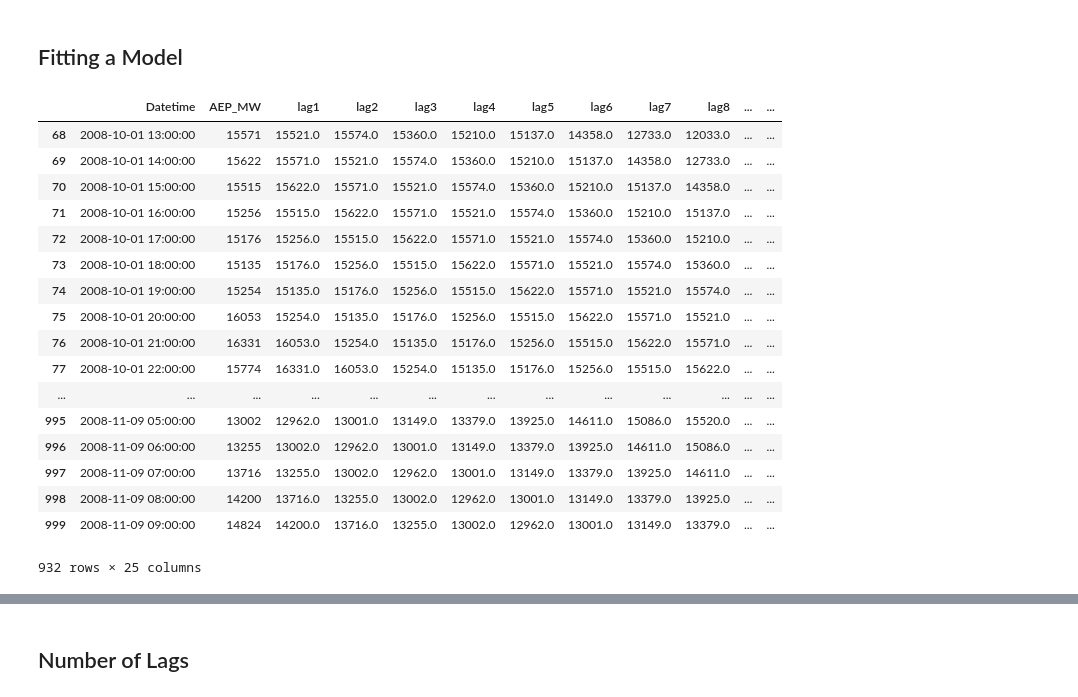
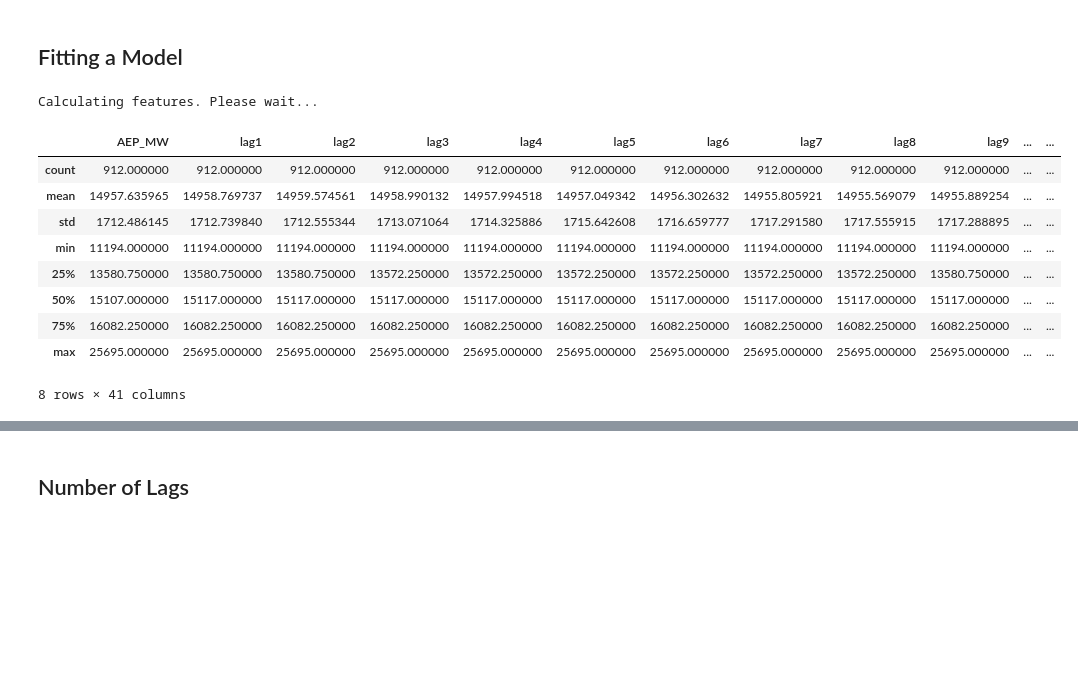
Before and after one commit to Daniel8hen/firefly-tutorials, a Jupyter notebook: meetup_automl_timeseries/Walkthrough.ipynb, the cells around one changed output, grey strips where cells are left out. Saved outputs shown, nothing was run; the diff lists cells and outputs as text; code cells hidden in the pictures; blank space fills up the shorter version.

```diff
--- a/meetup_automl_timeseries/Walkthrough.ipynb
+++ b/meetup_automl_timeseries/Walkthrough.ipynb
@@ -98,6 +98,7 @@ def feature_importance_summary(model, columns):
     else:
         raise NotImplemented('Only linear models supported at the momemnt.')
 # %%
+print("Calculating features. Please wait...")
 window = 48
 _mean = []
 _median = []
@@ -114,68 +115,61 @@ for i in range(window+1, series_size):
     dates.append(df_sub.Datetime[i])
     values.append(df_sub.AEP_MW[i])
     _mean.append(mean(df_sub.AEP_MW[i-window:i]))
-    _median.append(median(df_sub.AEP_MW[i-window:i]))
-    _variance.append(variance(df_sub.AEP_MW[i-window:i]))
-    _peaks.append(number_peaks(df_sub.AEP_MW[i-window:i], 3))
-    _entropy.append(approximate_entropy(df_sub.AEP_MW[i-window:i], 10, 0.7))
-    _autocorrelation.append(autocorrelation(df_sub.AEP_MW[i-window:i], 1))
+#     _median.append(median(df_sub.AEP_MW[i-window:i]))
+#     _variance.append(variance(df_sub.AEP_MW[i-window:i]))
+#     _peaks.append(number_peaks(df_sub.AEP_MW[i-window:i], 3))
+#     _entropy.append(approximate_entropy(df_sub.AEP_MW[i-window:i], 10, 0.7))
+#     _autocorrelation.append(autocorrelation(df_sub.AEP_MW[i-window:i], 1))
 
 
 # lags
 lags = {}
-n_lags = 20
+n_lags = 40
 for i in range(1,n_lags):
     lags[i] = df_sub.AEP_MW.shift(i)
 
 
 df_lags = df_sub.copy()
 
 for i in range(1,n_lags):
     df_lags['lag' + str(i)] = 0
 
 for i in range(1,n_lags):
     df_lags['lag' + str(i)] = lags[i]
 
 # df_lags = df_lags.dropna()
 
 
 df_features = df_lags.copy()
 
 # additional statistical features
 df_features['mean'] = 0
-df_features['median'] = 0
-df_features['variance'] = 0
-df_features['entropy'] = 0
+# df_features['median'] = 0
+# df_features['variance'] = 0
+# df_features['entropy'] = 0
 
 df_features.AEP_MW = df_features.AEP_MW.astype(int)
 df_features['mean'][window+1:series_size] = np.asarray(_mean)
-df_features['median'][window+1:series_size] = np.asarray(_median)
-df_features['variance'][window+1:series_size] = np.asarray(_variance)
-df_features['entropy'][window+1:series_size] = np.asarray(_entropy)
+# df_features['median'][window+1:series_size] = np.asarray(_median)
+# df_features['variance'][window+1:series_size] = np.asarray(_variance)
+# df_features['entropy'][window+1:series_size] = np.asarray(_entropy)
 
 df_features = df_features.dropna()
 
 
 df_train = df_features[window + 1:series_size]
-df_train
+df_train.describe()
 # %% [output]
+Calculating features. Please wait...
-|  | Datetime | AEP_MW | lag1 | lag2 | lag3 | lag4 | lag5 | lag6 | lag7 | lag8 | ... | ... |
-| 68 | 2008-10-01 13:00:00 | 15571 | 15521.0 | 15574.0 | 15360.0 | 15210.0 | 15137.0 | 14358.0 | 12733.0 | 12033.0 | ... | ... |
-| 69 | 2008-10-01 14:00:00 | 15622 | 15571.0 | 15521.0 | 15574.0 | 15360.0 | 15210.0 | 15137.0 | 14358.0 | 12733.0 | ... | ... |
-| 70 | 2008-10-01 15:00:00 | 15515 | 15622.0 | 15571.0 | 15521.0 | 15574.0 | 15360.0 | 15210.0 | 15137.0 | 14358.0 | ... | ... |
-| 71 | 2008-10-01 16:00:00 | 15256 | 15515.0 | 15622.0 | 15571.0 | 15521.0 | 15574.0 | 15360.0 | 15210.0 | 15137.0 | ... | ... |
-| 72 | 2008-10-01 17:00:00 | 15176 | 15256.0 | 15515.0 | 15622.0 | 15571.0 | 15521.0 | 15574.0 | 15360.0 | 15210.0 | ... | ... |
-| 73 | 2008-10-01 18:00:00 | 15135 | 15176.0 | 15256.0 | 15515.0 | 15622.0 | 15571.0 | 15521.0 | 15574.0 | 15360.0 | ... | ... |
-| 74 | 2008-10-01 19:00:00 | 15254 | 15135.0 | 15176.0 | 15256.0 | 15515.0 | 15622.0 | 15571.0 | 15521.0 | 15574.0 | ... | ... |
-| 75 | 2008-10-01 20:00:00 | 16053 | 15254.0 | 15135.0 | 15176.0 | 15256.0 | 15515.0 | 15622.0 | 15571.0 | 15521.0 | ... | ... |
-| 76 | 2008-10-01 21:00:00 | 16331 | 16053.0 | 15254.0 | 15135.0 | 15176.0 | 15256.0 | 15515.0 | 15622.0 | 15571.0 | ... | ... |
-| 77 | 2008-10-01 22:00:00 | 15774 | 16331.0 | 16053.0 | 15254.0 | 15135.0 | 15176.0 | 15256.0 | 15515.0 | 15622.0 | ... | ... |
-| ... | ... | ... | ... | ... | ... | ... | ... | ... | ... | ... | ... | ... |
-| 995 | 2008-11-09 05:00:00 | 13002 | 12962.0 | 13001.0 | 13149.0 | 13379.0 | 13925.0 | 14611.0 | 15086.0 | 15520.0 | ... | ... |
-| 996 | 2008-11-09 06:00:00 | 13255 | 13002.0 | 12962.0 | 13001.0 | 13149.0 | 13379.0 | 13925.0 | 14611.0 | 15086.0 | ... | ... |
-| 997 | 2008-11-09 07:00:00 | 13716 | 13255.0 | 13002.0 | 12962.0 | 13001.0 | 13149.0 | 13379.0 | 13925.0 | 14611.0 | ... | ... |
-| 998 | 2008-11-09 08:00:00 | 14200 | 13716.0 | 13255.0 | 13002.0 | 12962.0 | 13001.0 | 13149.0 | 13379.0 | 13925.0 | ... | ... |
-| 999 | 2008-11-09 09:00:00 | 14824 | 14200.0 | 13716.0 | 13255.0 | 13002.0 | 12962.0 | 13001.0 | 13149.0 | 13379.0 | ... | ... |
+|  | AEP_MW | lag1 | lag2 | lag3 | lag4 | lag5 | lag6 | lag7 | lag8 | lag9 | ... | ... |
+| count | 912.000000 | 912.000000 | 912.000000 | 912.000000 | 912.000000 | 912.000000 | 912.000000 | 912.000000 | 912.000000 | 912.000000 | ... | ... |
+| mean | 14957.635965 | 14958.769737 | 14959.574561 | 14958.990132 | 14957.994518 | 14957.049342 | 14956.302632 | 14955.805921 | 14955.569079 | 14955.889254 | ... | ... |
+| std | 1712.486145 | 1712.739840 | 1712.555344 | 1713.071064 | 1714.325886 | 1715.642608 | 1716.659777 | 1717.291580 | 1717.555915 | 1717.288895 | ... | ... |
+| min | 11194.000000 | 11194.000000 | 11194.000000 | 11194.000000 | 11194.000000 | 11194.000000 | 11194.000000 | 11194.000000 | 11194.000000 | 11194.000000 | ... | ... |
+| 25% | 13580.750000 | 13580.750000 | 13580.750000 | 13572.250000 | 13572.250000 | 13572.250000 | 13572.250000 | 13572.250000 | 13572.250000 | 13580.750000 | ... | ... |
+| 50% | 15107.000000 | 15117.000000 | 15117.000000 | 15117.000000 | 15117.000000 | 15117.000000 | 15117.000000 | 15117.000000 | 15117.000000 | 15117.000000 | ... | ... |
+| 75% | 16082.250000 | 16082.250000 | 16082.250000 | 16082.250000 | 16082.250000 | 16082.250000 | 16082.250000 | 16082.250000 | 16082.250000 | 16082.250000 | ... | ... |
+| max | 25695.000000 | 25695.000000 | 25695.000000 | 25695.000000 | 25695.000000 | 25695.000000 | 25695.000000 | 25695.000000 | 25695.000000 | 25695.000000 | ... | ... |
-932 rows × 25 columns
+8 rows × 41 columns
 # %%
 t = df_train.Datetime
```
Also changed, not shown: parts of 4 cells of this notebook, 1 other file.
